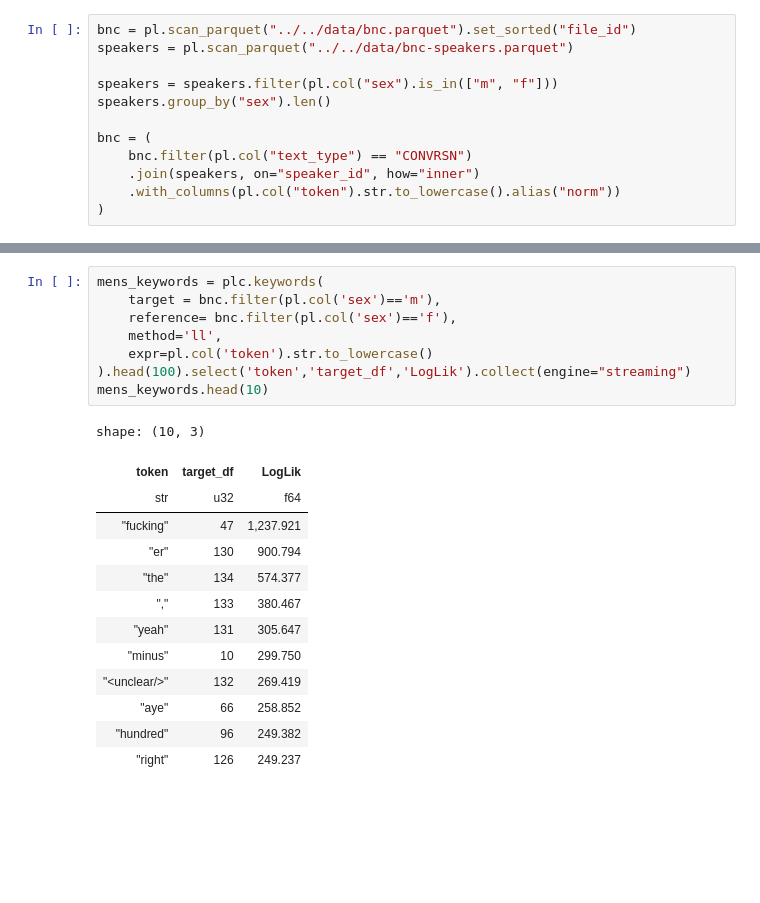
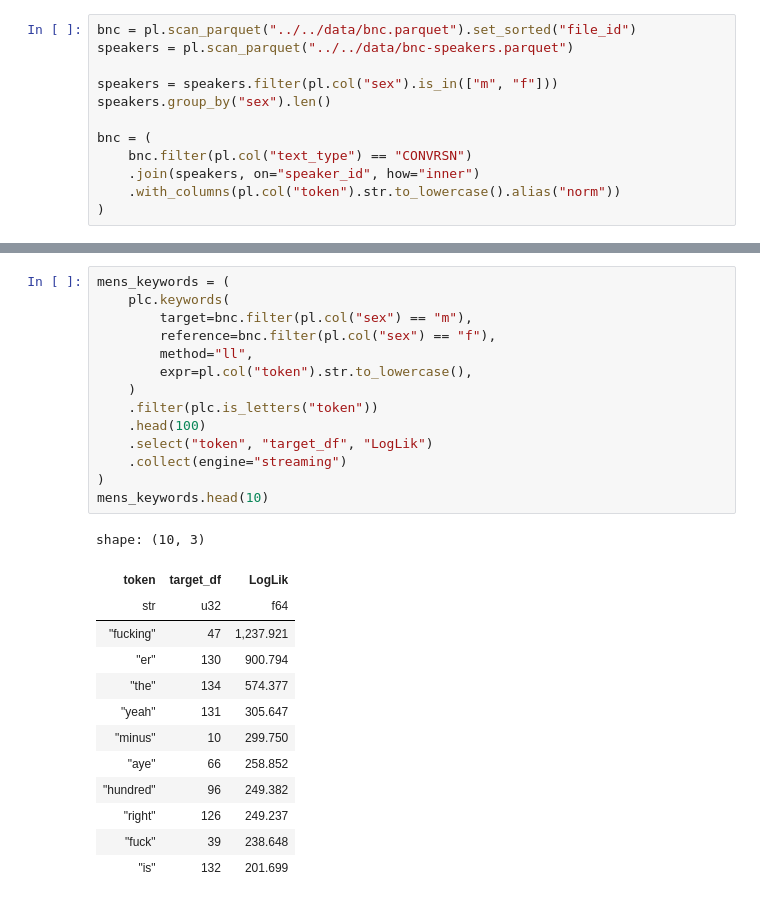
Before and after one commit to rmalouf/polars_corpus, a Jupyter notebook: docs/notebooks/keywords.ipynb, the cells around one changed output, grey strips where cells are left out. Saved outputs shown, nothing was run; the diff lists cells and outputs as text; blank space fills up the shorter version.

```diff
--- a/docs/notebooks/keywords.ipynb
+++ b/docs/notebooks/keywords.ipynb
@@ -40,23 +55,29 @@ Stefanowitsch (2020), pp. 378–380
 # %%
-mens_keywords = plc.keywords(
-    target = bnc.filter(pl.col('sex')=='m'),
-    reference= bnc.filter(pl.col('sex')=='f'),
-    method='ll',
-    expr=pl.col('token').str.to_lowercase()
-).head(100).select('token','target_df','LogLik').collect(engine="streaming")
+mens_keywords = (
+    plc.keywords(
+        target=bnc.filter(pl.col("sex") == "m"),
+        reference=bnc.filter(pl.col("sex") == "f"),
+        method="ll",
+        expr=pl.col("token").str.to_lowercase(),
+    )
+    .filter(plc.is_letters("token"))
+    .head(100)
+    .select("token", "target_df", "LogLik")
+    .collect(engine="streaming")
+)
 mens_keywords.head(10)
 # %% [output]
 shape: (10, 3)
 | token | target_df | LogLik |
 | str | u32 | f64 |
 | "fucking" | 47 | 1,237.921 |
 | "er" | 130 | 900.794 |
 | "the" | 134 | 574.377 |
-| "," | 133 | 380.467 |
 | "yeah" | 131 | 305.647 |
 | "minus" | 10 | 299.750 |
-| "<unclear/>" | 132 | 269.419 |
 | "aye" | 66 | 258.852 |
 | "hundred" | 96 | 249.382 |
 | "right" | 126 | 249.237 |
+| "fuck" | 39 | 238.648 |
+| "is" | 132 | 201.699 |
 # %%
```
Also changed, not shown: parts of 23 cells of this notebook, 2 other files.
